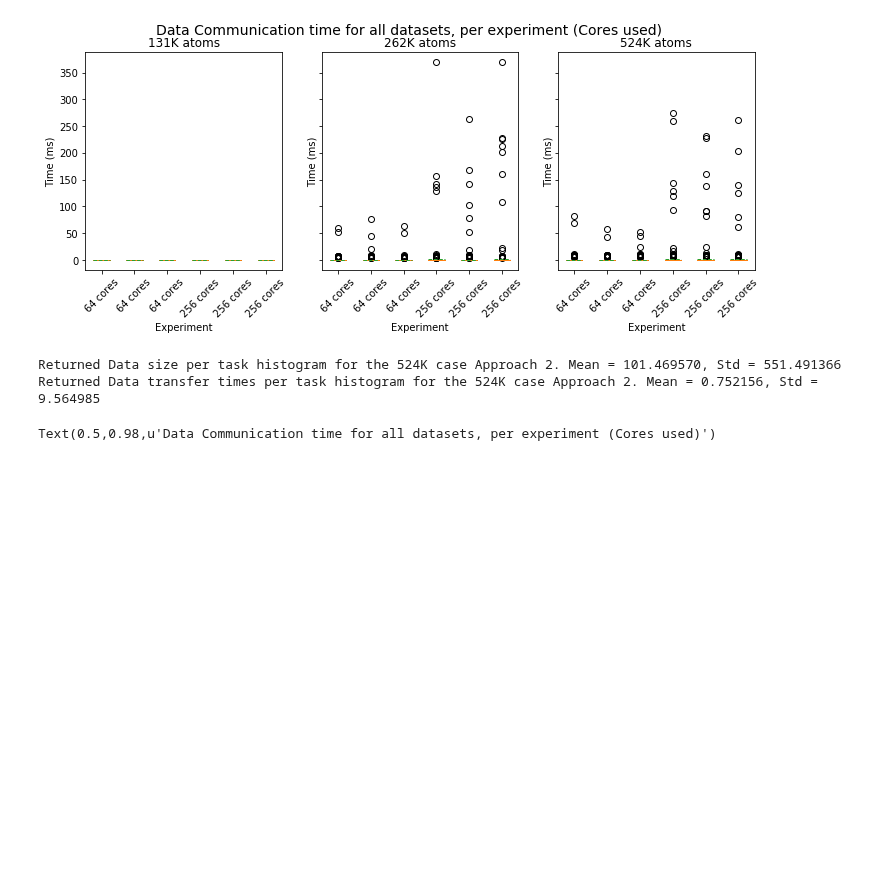
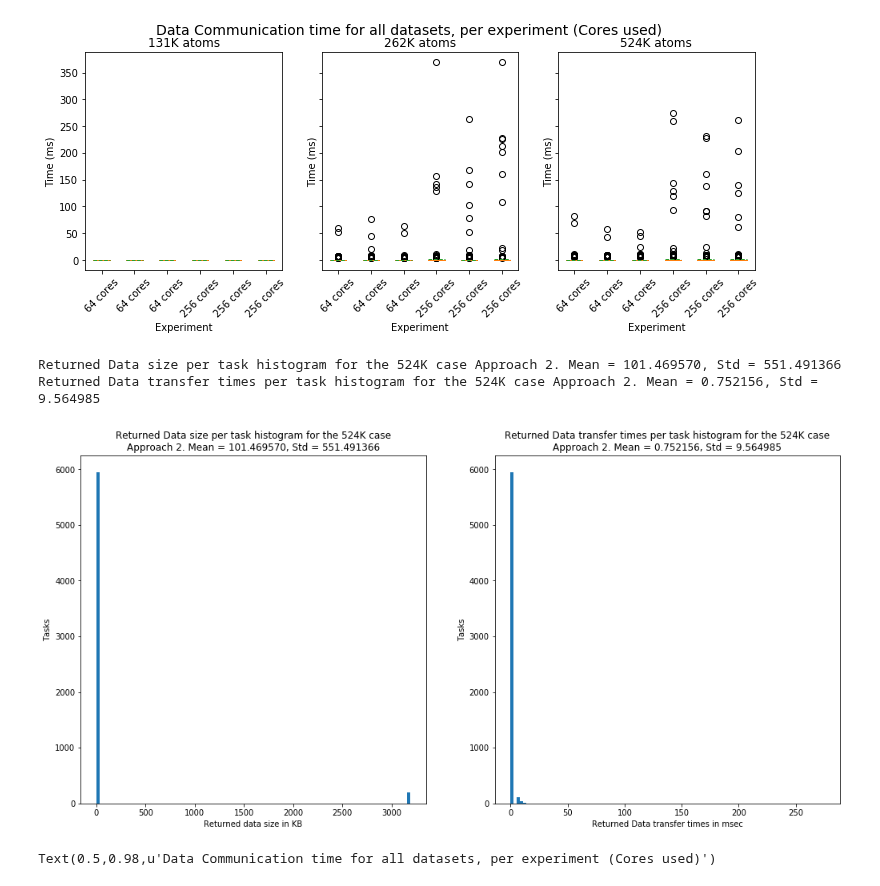
Before and after one commit to radical-experiments/midas_exps, a Jupyter notebook: leaflet-finder/CommunicationTimesDataflow.ipynb, the cells around one changed output. Cells and saved outputs as stored; diff of their text form; code cells hidden in the pictures; blank space fills up the shorter version.

```diff
--- a/leaflet-finder/CommunicationTimesDataflow.ipynb
+++ b/leaflet-finder/CommunicationTimesDataflow.ipynb
@@ -132,25 +133,26 @@ Text(0.5,0.98,u'Data Communication time for all datasets, per experiment (Cores
 # %%
 a = np.array(0,)
 b = np.array(0,)
 for sizes in Df_list1:
     a = np.hstack([a,sizes])
 for time in Df_list2:
     b = np.hstack([b,time])
-#fig1,axes1 = plt.subplots(nrows=1, ncols=2)
-#fig1.set_size_inches(12,12)
-#axes1[0].hist(a,bins=100)
-#axes1[0].set_title('Returned Data size per task histogram for the 524K case Approach 2. Mean = %f, Std = %f'%(a.mean(),a.std()))
-#axes1[0].set_ylabel('Tasks')
-#axes1[0].set_xlabel('Returned data size in KB')
-#axes1[1].hist(b,bins=100)
-#axes1[1].set_title('Returned Data transfer times per task histogram for the 524K case Approach 2. Mean = %f, Std = %f'%(b.mean(),b.std()))
-#axes1[1].set_ylabel('Tasks')
-#axes1[1].set_xlabel('Returned Data transfer times in msec')
+fig1,axes1 = plt.subplots(nrows=1, ncols=2)
+fig1.set_size_inches(17,8)
+axes1[0].hist(a.tolist()[1:],bins=100)
+axes1[0].set_title('Returned Data size per task histogram for the 524K case\nApproach 2. Mean = %f, Std = %f'%(a.mean(),a.std()))
+axes1[0].set_ylabel('Tasks')
+axes1[0].set_xlabel('Returned data size in KB')
+axes1[1].hist(b.tolist()[1:],bins=100)
+axes1[1].set_title('Returned Data transfer times per task histogram for the 524K case\nApproach 2. Mean = %f, Std = %f'%(b.mean(),b.std()))
+axes1[1].set_ylabel('Tasks')
+axes1[1].set_xlabel('Returned Data transfer times in msec')
 print 'Returned Data size per task histogram for the 524K case Approach 2. Mean = %f, Std = %f'%(a.mean(),a.std())
 print 'Returned Data transfer times per task histogram for the 524K case Approach 2. Mean = %f, Std = %f'%(b.mean(),b.std())
 # %% [output]
 Returned Data size per task histogram for the 524K case Approach 2. Mean = 101.469570, Std = 551.491366
 Returned Data transfer times per task histogram for the 524K case Approach 2. Mean = 0.752156, Std = 9.564985
+[figure, added]
 # %%
 fig1,axes1 = plt.subplots(nrows=1, ncols=3,sharey=True)
 fig1.set_size_inches(12,4)
```
Also changed, not shown: parts of 2 cells of this notebook.
